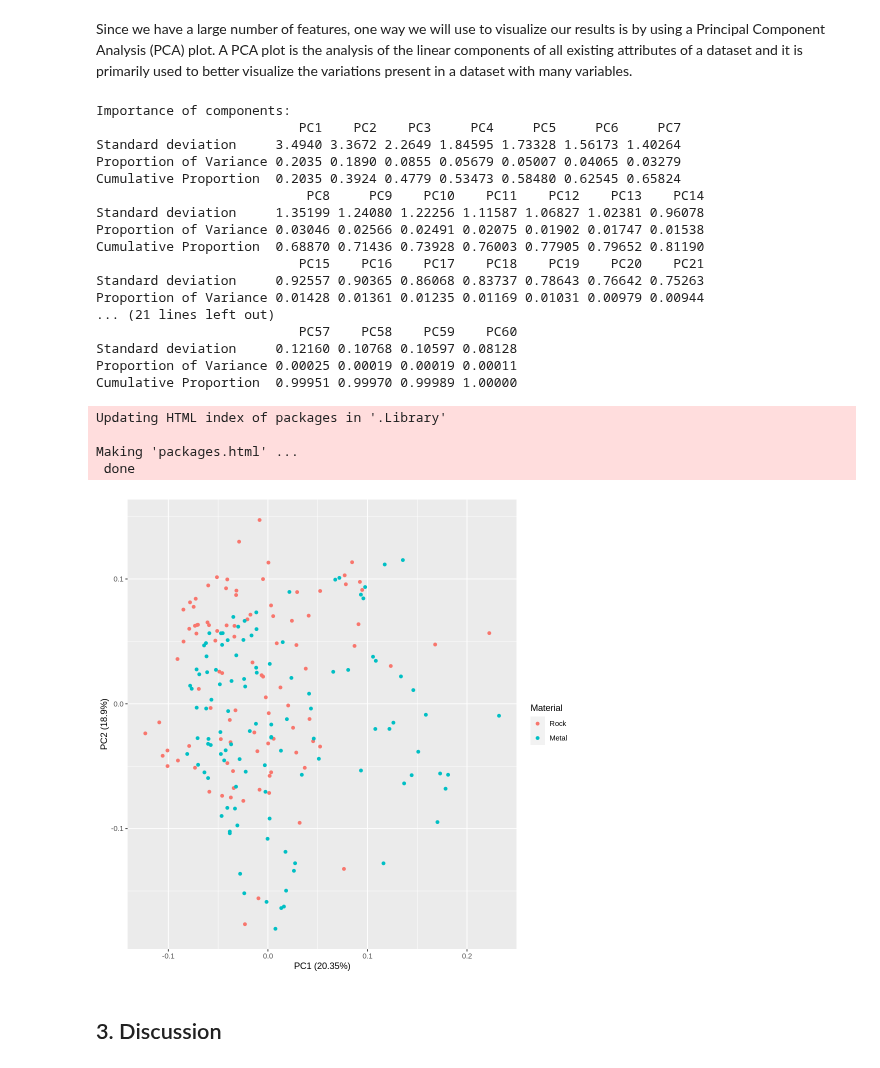
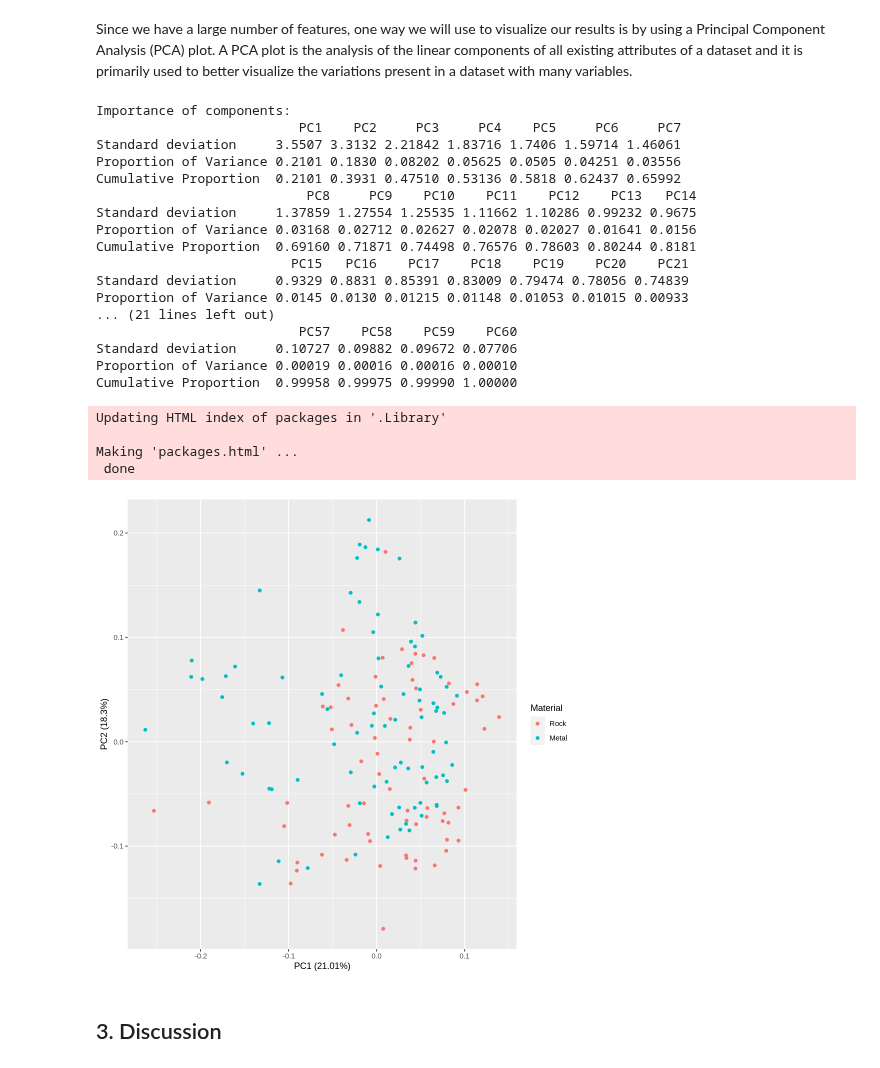
Before and after one commit to m2icocoa/group_project_team_6, a Jupyter notebook: proposal.ipynb, the cells around one changed output. Drawn from its saved outputs; the diff is of its cells as text; code cells hidden in the pictures.

```diff
--- a/proposal.ipynb
+++ b/proposal.ipynb
@@ -310,50 +303,50 @@ From the Table 7, the accuracy is around 90%, meaning the model is doing great.
 Since we have a large number of features, one way we will use to visualize our results is by using a Principal Component Analysis (PCA) plot. A PCA plot is the analysis of the linear components of all existing attributes of a dataset and it is primarily used to better visualize the variations present in a dataset with many variables.
 # %%
 # This function returns the results as an object of class ‘prcomp’. We will assign the output to a variable named sonar_pca.
-sonar_pca <- prcomp(sonar[,c(1:60)],
+sonar_pca <- prcomp(sonar_training[,c(1:60)],
                    center = TRUE,
                    scale. = TRUE)
 
 # Here we get four principal components named PC1-60. Each of these explains a percentage of the total variation in the dataset.
 summary(sonar_pca)
 #str(sonar_pca)
 
 install.packages("ggfortify")
 library(ggfortify)
-sonar_pca_plot <- autoplot(sonar_pca, data = sonar, colour = 'Rocks_or_Mines') +
+sonar_pca_plot <- autoplot(sonar_pca, data = sonar_training, colour = 'Rocks_or_Mines') +
     labs(colour = "Material")
 sonar_pca_plot
 
 # For a better understanding of the linear transformation of features, biplot( ) function also be used to plot PCA.
 # biplot_sonar_pca <- biplot(sonar_pca)
 # biplot_sonar_pca
 
 # For determining the ideal features which can be justified after performing PCA, the plot( ) function can be used to plot the precomp object.
 # plot_sonar_pca <- plot(sonar_pca, type = '1')
 # plot_sonar_pca
 # %% [output]
 Importance of components:
-                          PC1    PC2    PC3     PC4     PC5     PC6     PC7
-Standard deviation     3.4940 3.3672 2.2649 1.84595 1.73328 1.56173 1.40264
-Proportion of Variance 0.2035 0.1890 0.0855 0.05679 0.05007 0.04065 0.03279
-Cumulative Proportion  0.2035 0.3924 0.4779 0.53473 0.58480 0.62545 0.65824
-                           PC8     PC9    PC10    PC11    PC12    PC13    PC14
-Standard deviation     1.35199 1.24080 1.22256 1.11587 1.06827 1.02381 0.96078
-Proportion of Variance 0.03046 0.02566 0.02491 0.02075 0.01902 0.01747 0.01538
-Cumulative Proportion  0.68870 0.71436 0.73928 0.76003 0.77905 0.79652 0.81190
-                          PC15    PC16    PC17    PC18    PC19    PC20    PC21
-Standard deviation     0.92557 0.90365 0.86068 0.83737 0.78643 0.76642 0.75263
-Proportion of Variance 0.01428 0.01361 0.01235 0.01169 0.01031 0.00979 0.00944
+                          PC1    PC2     PC3     PC4    PC5     PC6     PC7
+Standard deviation     3.5507 3.3132 2.21842 1.83716 1.7406 1.59714 1.46061
+Proportion of Variance 0.2101 0.1830 0.08202 0.05625 0.0505 0.04251 0.03556
+Cumulative Proportion  0.2101 0.3931 0.47510 0.53136 0.5818 0.62437 0.65992
+                           PC8     PC9    PC10    PC11    PC12    PC13   PC14
+Standard deviation     1.37859 1.27554 1.25535 1.11662 1.10286 0.99232 0.9675
+Proportion of Variance 0.03168 0.02712 0.02627 0.02078 0.02027 0.01641 0.0156
+Cumulative Proportion  0.69160 0.71871 0.74498 0.76576 0.78603 0.80244 0.8181
+                         PC15   PC16    PC17    PC18    PC19    PC20    PC21
+Standard deviation     0.9329 0.8831 0.85391 0.83009 0.79474 0.78056 0.74839
+Proportion of Variance 0.0145 0.0130 0.01215 0.01148 0.01053 0.01015 0.00933
 ... (21 lines left out)
                           PC57    PC58    PC59    PC60
-Standard deviation     0.12160 0.10768 0.10597 0.08128
-Proportion of Variance 0.00025 0.00019 0.00019 0.00011
-Cumulative Proportion  0.99951 0.99970 0.99989 1.00000
+Standard deviation     0.10727 0.09882 0.09672 0.07706
+Proportion of Variance 0.00019 0.00016 0.00016 0.00010
+Cumulative Proportion  0.99958 0.99975 0.99990 1.00000
 Updating HTML index of packages in '.Library'
 
 Making 'packages.html' ...
  done
-[figure, old version]
+[figure, new version]
 # %% [markdown]
 ## 3. Discussion
 # %% [markdown]
```
Also changed, not shown: parts of 10 cells of this notebook.
